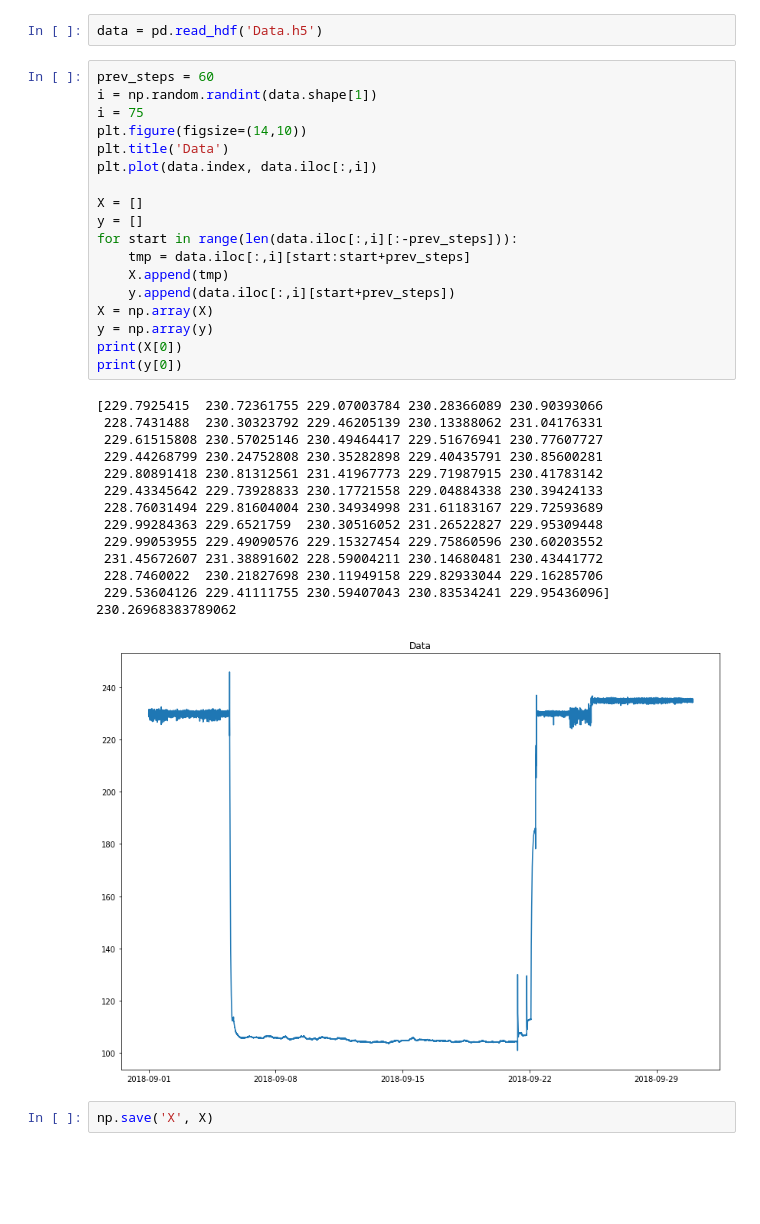
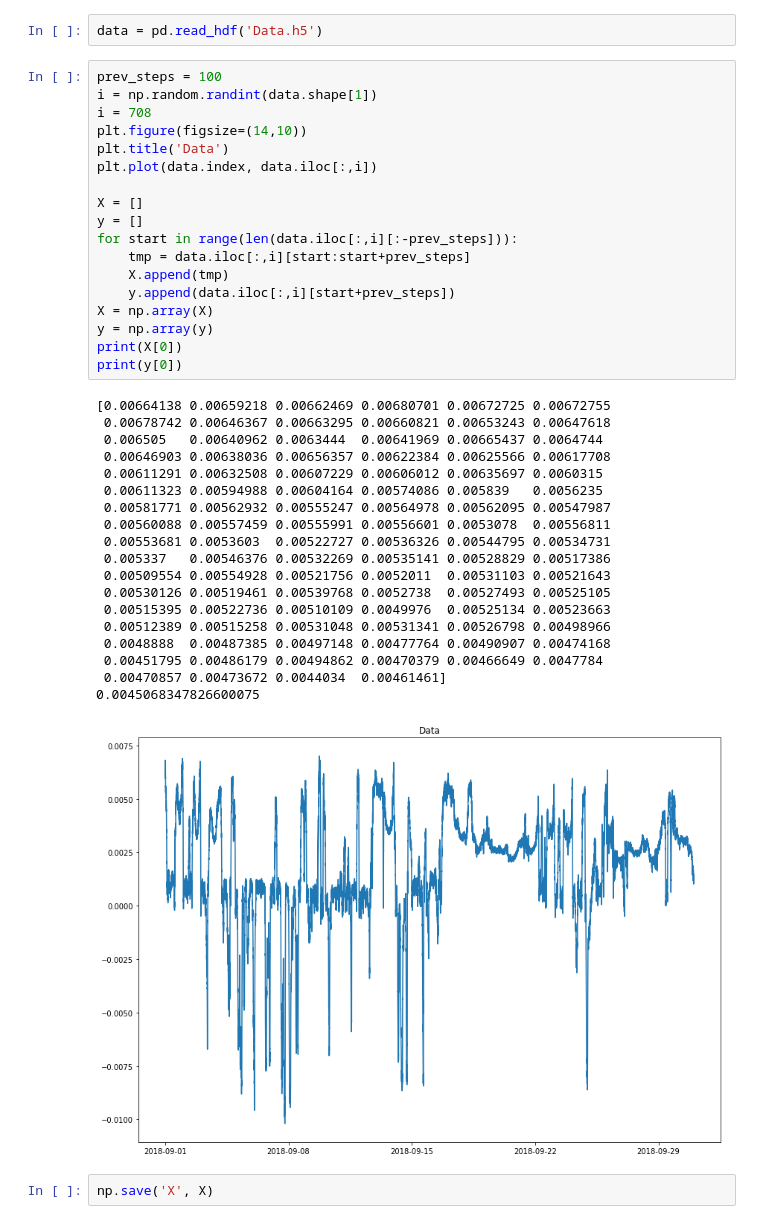
Before and after one commit to Psyrbin/Lukoil-anomaly-detection, a Jupyter notebook: RNN.ipynb, the cells around one changed output. Drawn from its saved outputs; the diff is of its cells as text; blank space fills up the shorter version.

```diff
--- a/RNN.ipynb
+++ b/RNN.ipynb
@@ -11,38 +11,43 @@ Using TensorFlow backend.
 # %%
 data = pd.read_hdf('Data.h5')
 # %%
-prev_steps = 60
+prev_steps = 100
 i = np.random.randint(data.shape[1])
-i = 75
+i = 708
 plt.figure(figsize=(14,10))
 plt.title('Data')
 plt.plot(data.index, data.iloc[:,i])
 
 X = []
 y = []
 for start in range(len(data.iloc[:,i][:-prev_steps])):
     tmp = data.iloc[:,i][start:start+prev_steps]
     X.append(tmp)
     y.append(data.iloc[:,i][start+prev_steps])
 X = np.array(X)
 y = np.array(y)
 print(X[0])
 print(y[0])
 # %% [output]
-[229.7925415  230.72361755 229.07003784 230.28366089 230.90393066
- 228.7431488  230.30323792 229.46205139 230.13388062 231.04176331
- 229.61515808 230.57025146 230.49464417 229.51676941 230.77607727
- 229.44268799 230.24752808 230.35282898 229.40435791 230.85600281
- 229.80891418 230.81312561 231.41967773 229.71987915 230.41783142
- 229.43345642 229.73928833 230.17721558 229.04884338 230.39424133
- 228.76031494 229.81604004 230.34934998 231.61183167 229.72593689
- 229.99284363 229.6521759  230.30516052 231.26522827 229.95309448
- 229.99053955 229.49090576 229.15327454 229.75860596 230.60203552
- 231.45672607 231.38891602 228.59004211 230.14680481 230.43441772
- 228.7460022  230.21827698 230.11949158 229.82933044 229.16285706
- 229.53604126 229.41111755 230.59407043 230.83534241 229.95436096]
-230.26968383789062
+[0.00664138 0.00659218 0.00662469 0.00680701 0.00672725 0.00672755
+ 0.00678742 0.00646367 0.00663295 0.00660821 0.00653243 0.00647618
+ 0.006505   0.00640962 0.0063444  0.00641969 0.00665437 0.0064744
+ 0.00646903 0.00638036 0.00656357 0.00622384 0.00625566 0.00617708
+ 0.00611291 0.00632508 0.00607229 0.00606012 0.00635697 0.0060315
+ 0.00611323 0.00594988 0.00604164 0.00574086 0.005839   0.0056235
+ 0.00581771 0.00562932 0.00555247 0.00564978 0.00562095 0.00547987
+ 0.00560088 0.00557459 0.00555991 0.00556601 0.0053078  0.00556811
+ 0.00553681 0.0053603  0.00522727 0.00536326 0.00544795 0.00534731
+ 0.005337   0.00546376 0.00532269 0.00535141 0.00528829 0.00517386
+ 0.00509554 0.00554928 0.00521756 0.0052011  0.00531103 0.00521643
+ 0.00530126 0.00519461 0.00539768 0.0052738  0.00527493 0.00525105
+ 0.00515395 0.00522736 0.00510109 0.0049976  0.00525134 0.00523663
+ 0.00512389 0.00515258 0.00531048 0.00531341 0.00526798 0.00498966
+ 0.0048888  0.00487385 0.00497148 0.00477764 0.00490907 0.00474168
+ 0.00451795 0.00486179 0.00494862 0.00470379 0.00466649 0.0047784
+ 0.00470857 0.00473672 0.0044034  0.00461461]
+0.0045068347826600075
-[figure, old version]
+[figure, new version]
 # %%
 np.save('X', X)
 # %%
```
Also changed, not shown: parts of 2 cells of this notebook.
